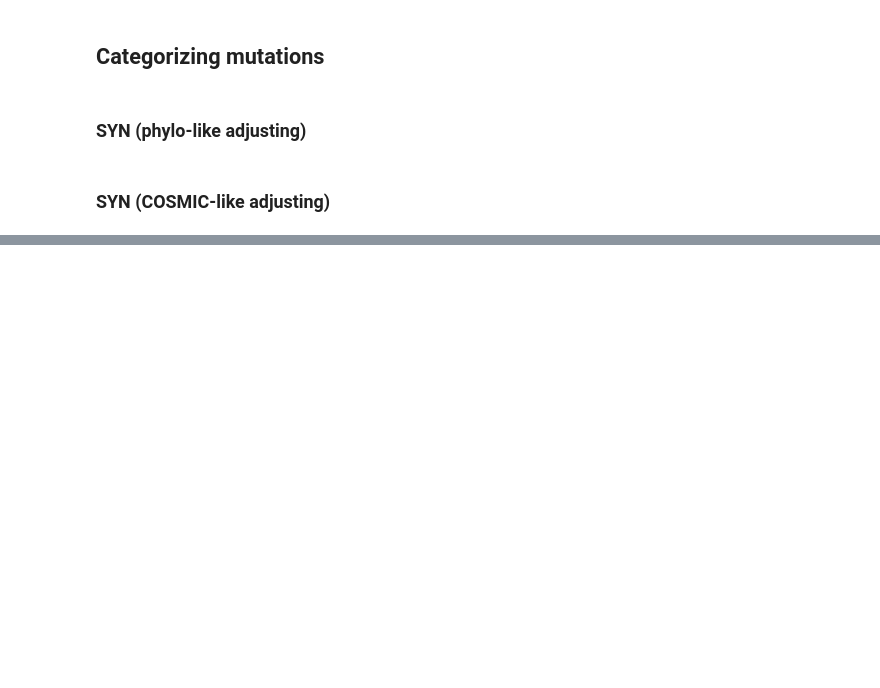
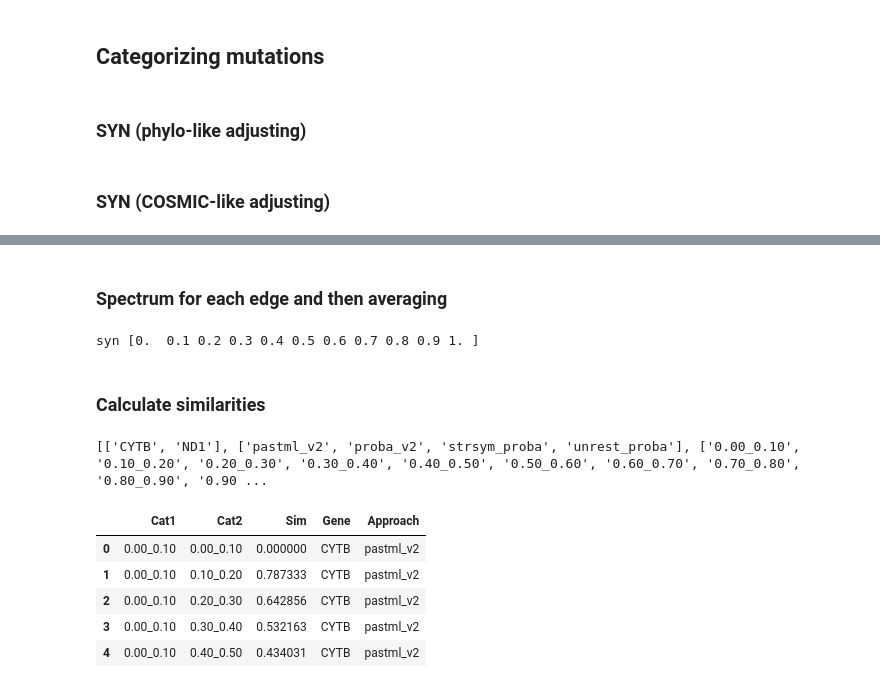
Before and after one commit to mitoclub/nemu-pipeline, a Jupyter notebook: notebooks/mammals_spectra_cats.ipynb, the cells around one changed output, grey strips where cells are left out. Drawn from its saved outputs; the diff is of its cells as text; code cells hidden in the pictures; blank space fills up the shorter version.

```diff
--- a/notebooks/mammals_spectra_cats.ipynb
+++ b/notebooks/mammals_spectra_cats.ipynb
@@ -405,0 +417,41 @@ for apr in ms_cat_nd1_df.Aproach.unique():
+# %% [markdown]
+### Spectrum for each edge and then averaging
+# %%
+lbl = "syn"
+space = np.linspace(0, 1, 11)
+print(lbl, space)
+
+ms_cat = []
+for apr in mut_cytb.Aproach.unique():
+    if "simple" in apr:
+        continue
+    for p1, p2 in zip(space[:-1], space[1:]):
+        ms = calc_tree_mutspec2(
+            mut_cytb[mut_cytb.Aproach == apr],
+            freqs_cytb[freqs_cytb.Aproach == apr],
+            lbl, p1, p2)
+        ms["Cat"] = f"{p1:.2f}_{p2:.2f}"
+        ms["Aproach"] = apr
+        ms["Gene"] = "CYTB"
+        ms_cat.append(ms)
+
+for apr in mut_nd1.Aproach.unique():
+    if "simple" in apr:
+        continue
+    for p1, p2 in zip(space[:-1], space[1:]):
+        ms = calc_tree_mutspec2(
+            mut_nd1[mut_nd1.Aproach == apr],
+            freqs_nd1[freqs_nd1.Aproach == apr],
+            lbl, p1, p2)
+        ms["Cat"] = f"{p1:.2f}_{p2:.2f}"
+        ms["Aproach"] = apr
+        ms["Gene"] = "ND1"
+        ms_cat.append(ms)
+
+ms_cat_df = pd.concat(ms_cat).set_index(["Gene", "Aproach", "Cat"], append=True)
+
+ava_spectras = ms_cat_df.mean(level=[2, 3, 4])
+# %% [output]
+syn [0.  0.1 0.2 0.3 0.4 0.5 0.6 0.7 0.8 0.9 1. ]
+# %% [markdown]
+### Calculate similarities
@@ -405,0 +460,25 @@ for apr in ms_cat_nd1_df.Aproach.unique():
+# %%
+print(sim_df_mean_raw.index.levels)
+# %% [output]
+[['CYTB', 'ND1'], ['pastml_v2', 'proba_v2', 'strsym_proba', 'unrest_proba'], ['0.00_0.10', '0.10_0.20', '0.20_0.30', '0.30_0.40', '0.40_0.50', '0.50_0.60', '0.60_0.70', '0.70_0.80', '0.80_0.90', '0.90 ...
+# %%
+data = []
+for g in sim_df_mean_raw.index.levels[0]:
+    for appr in sim_df_mean_raw.index.levels[1]:
+        a = sim_df_mean_raw.loc[(g, appr), (g, appr)]
+        a.index.rename("Cat1", inplace=True)
+        a.columns.rename("Cat2", inplace=True)
+        a = a.stack().rename("Sim").reset_index()
+        a["Gene"] = g
+        a["Approach"] = appr
+        data.append(a)
+
+sim_df_mean = pd.concat(data)
+sim_df_mean.head()
+# %% [output]
+|  | Cat1 | Cat2 | Sim | Gene | Approach |
+| 0 | 0.00_0.10 | 0.00_0.10 | 0.000000 | CYTB | pastml_v2 |
+| 1 | 0.00_0.10 | 0.10_0.20 | 0.787333 | CYTB | pastml_v2 |
+| 2 | 0.00_0.10 | 0.20_0.30 | 0.642856 | CYTB | pastml_v2 |
+| 3 | 0.00_0.10 | 0.30_0.40 | 0.532163 | CYTB | pastml_v2 |
+| 4 | 0.00_0.10 | 0.40_0.50 | 0.434031 | CYTB | pastml_v2 |
```
Also changed, not shown: parts of 18 cells of this notebook.
